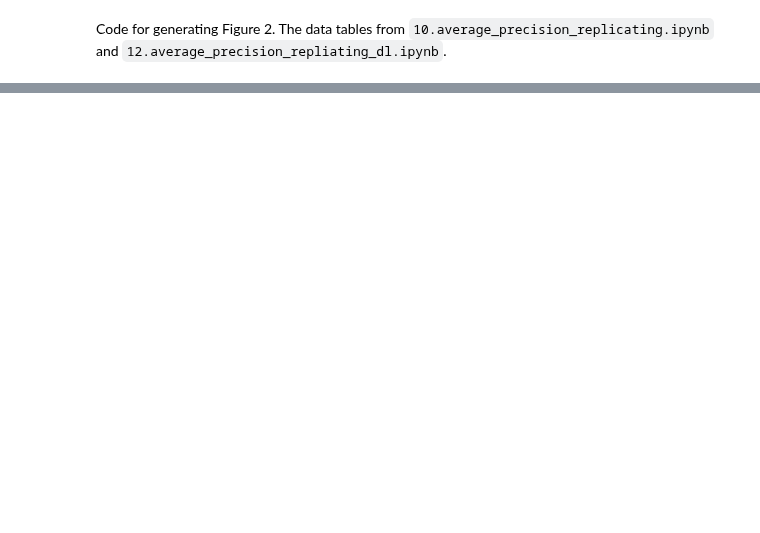
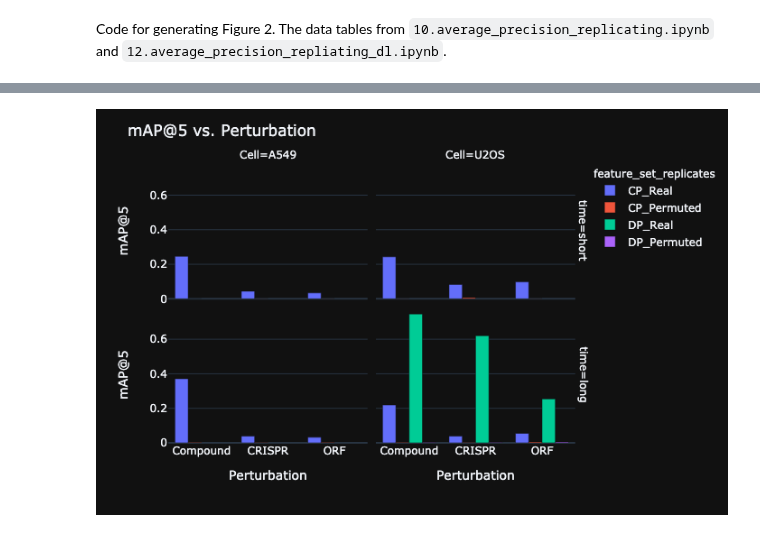
Before and after one commit to jump-cellpainting/2024_Chandrasekaran_NatureMethods, a Jupyter notebook: benchmark/13.generate_figure_mAP.ipynb, the cells around one changed output, grey strips where cells are left out. Saved outputs shown, nothing was run; the diff lists cells and outputs as text; code cells hidden in the pictures; blank space fills up the shorter version.

```diff
--- a/benchmark/13.generate_figure_mAP.ipynb
+++ b/benchmark/13.generate_figure_mAP.ipynb
@@ -27,0 +30,15 @@ fig.write_image(f'figures/13.figure.png', width=640, height=480, scale=2)
+# %%
+fig = px.bar(data_frame=df,
+             x='Perturbation',
+             y='mAPk',
+             color='feature_set_replicates',
+             barmode='group',
+             facet_row='time',
+             facet_col='Cell')
+fig.update_layout(title=f'mAP@{k} vs. Perturbation',
+                  yaxis=dict(title=f'mAP@{k}'),
+                  yaxis3=dict(title=f'mAP@{k}'))
+fig.show("png")
+fig.write_image(f'figures/13.figure_mAPk.png', width=640, height=480, scale=2)
+# %% [output]
+[figure, added]
```
Also changed, not shown: parts of 2 cells of this notebook, 28 other files.
